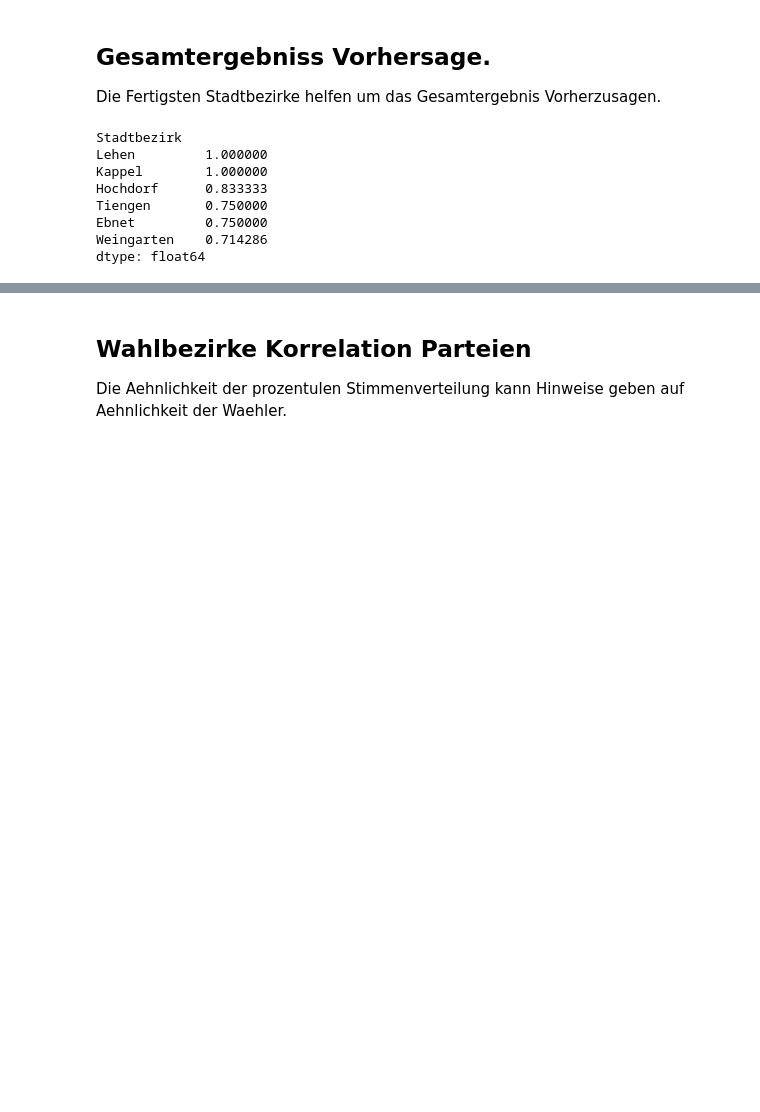
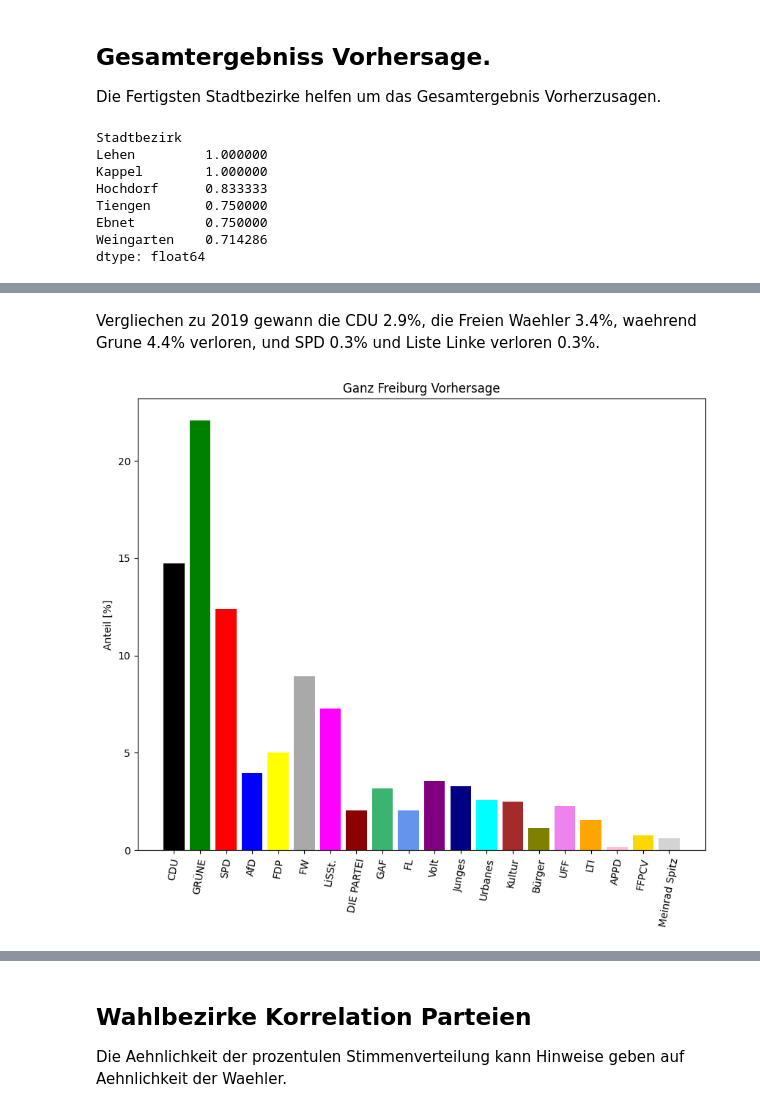
Before and after one commit to tkfritz/Freiburg_wahlen, a Jupyter notebook: Gemeinderatswahl24_Analyse.ipynb, the cells around one changed output, grey strips where cells are left out. Saved outputs shown, nothing was run; the diff lists cells and outputs as text; code cells hidden in the pictures; blank space fills up the shorter version.

Commit message:
now prediction included

```diff
--- a/Gemeinderatswahl24_Analyse.ipynb
+++ b/Gemeinderatswahl24_Analyse.ipynb
@@ -228,0 +194,38 @@ Am Ende sicherstellen, dass alles zusammen 100% ergibt.
+# %%
+tot_eu=pd.read_csv('eu24_summe.csv',sep=';')
+partei_gem=['CDU',
+       'GRÜNE', 'SPD', 'AfD', 'FDP', 'FW', 'LiSSt.', 'DIE_PARTEI', 'GAF',
+       'FL', 'Volt', 'Junges_F', 'Urbanes_F', 'Kultur', 'Bürger_F',
+       'UFF', 'LTI', 'APPD', 'FFPCV', 'Meinrad_Spitz']
+sel=com_wahlbezirke[(com_wahlbezirke[col].isna()==False)]
+resp=np.zeros((len(partei_gem)+1))
+for j in range(len(partei_gem)):
+    party=partei_gem[j]
+    col=party+'_prozent_gem24'
+    parteien=[ 'CDU',
+       'GRÜNE', 'SPD', 'AfD', 'FDP', 'FW', 'LINKE', 'DIE_PARTEI', 'Tierschutz',
+       'ÖDP', 'Volt', 'Piraten', 'Familien', 'MERA25', 'Bündnis_C',
+       'Aktion_Tierschutz', 'BIG', 'HEIMAT', 'PdH', 'PfSV', 'MW', 'MLPD',
+       'DKP', 'SGP', 'ABG', 'dieBasis', 'B_Deutschland', 'BSW', 'DAVA',
+       'Klimaliste', 'Letzte_Generation', 'PDV', 'PdF', 'PVVV']
+    corrs=np.zeros((len(parteien)))
+    for i in range(len(parteien)):
+        ar=np.zeros((2,sel.shape[0]))
+        ar[0]=sel[parteien[i]+'_prozent_eu24']
+        ar[1]=sel[party+'_prozent_gem24']-sel[parteien[i]+'_prozent_eu24']
+        corr=np.corrcoef(ar[0],ar[1])
+        corrs[i]=np.abs(corr[0,1])
+    s=np.argmax(corrs)
+    print(f"Fuer Liste {party} EU {parteien[s]} has the biggest |corr| of {corrs[s]}")
+    ar[0]=sel[parteien[s]+'_prozent_eu24']
+    ar[1]=sel[party+'_prozent_gem24']-sel[parteien[s]+'_prozent_eu24']
+    res,cov=sp.optimize.curve_fit(linf,ar[0],ar[1])
+    eu_anteil=np.array(tot_eu[parteien[s]]/tot_eu['Gueltige_Stimmen'])*100
+    gem_anteil=linf(eu_anteil,res[0],res[1])+eu_anteil
+    resp[j]=gem_anteil
+resp[0:-1]=resp[0:-1]/np.sum(resp)*tot_eu.Gueltige_Stimmen[0]*3
+resp[-1]=np.sum(resp)
+partei_gem.append('Gueltige_Stimmen')
+prediction=pd.DataFrame(data=resp,index=partei_gem).T
+print("Vorhergesage Prozent Zahlen")
+print((100*prediction/prediction.loc[0,'Gueltige_Stimmen']).T)
@@ -228,0 +250,6 @@ Am Ende sicherstellen, dass alles zusammen 100% ergibt.
+# %% [markdown]
+Vergliechen zu 2019 gewann die CDU 2.9%, die Freien Waehler 3.4%, waehrend Grune 4.4% verloren, und SPD 0.3% und Liste Linke verloren 0.3%.
+# %%
+make_bar_plot(prediction,title='Ganz Freiburg Vorhersage')
+# %% [output]
+[figure, added]
```
Also changed, not shown: parts of 21 cells of this notebook.
